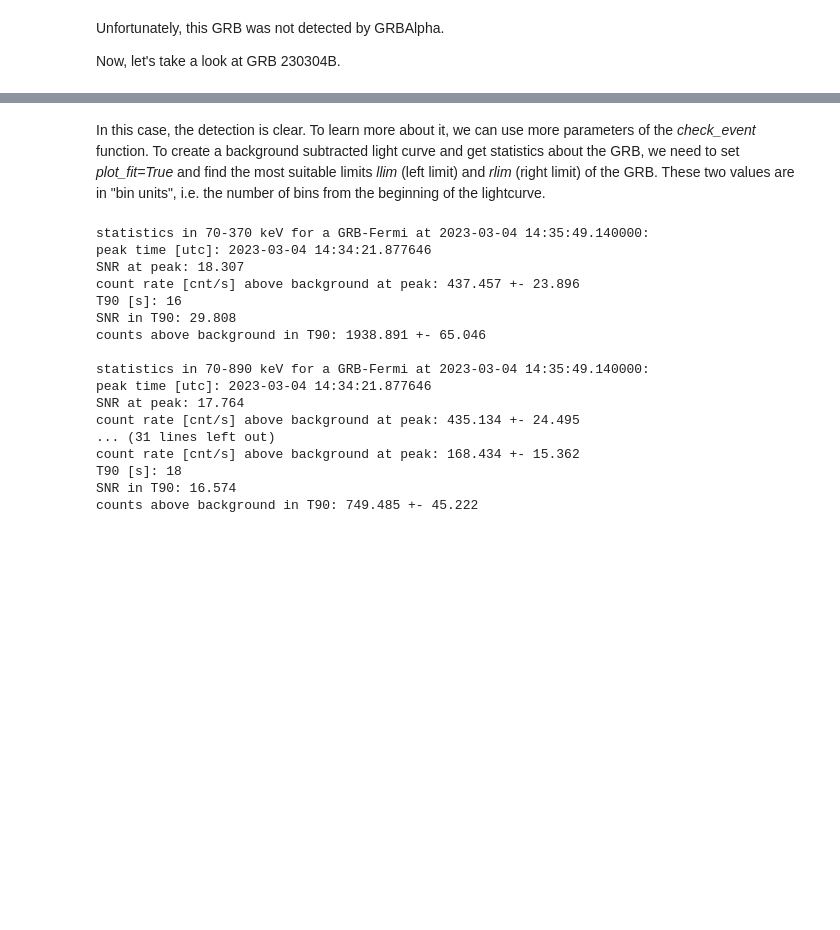
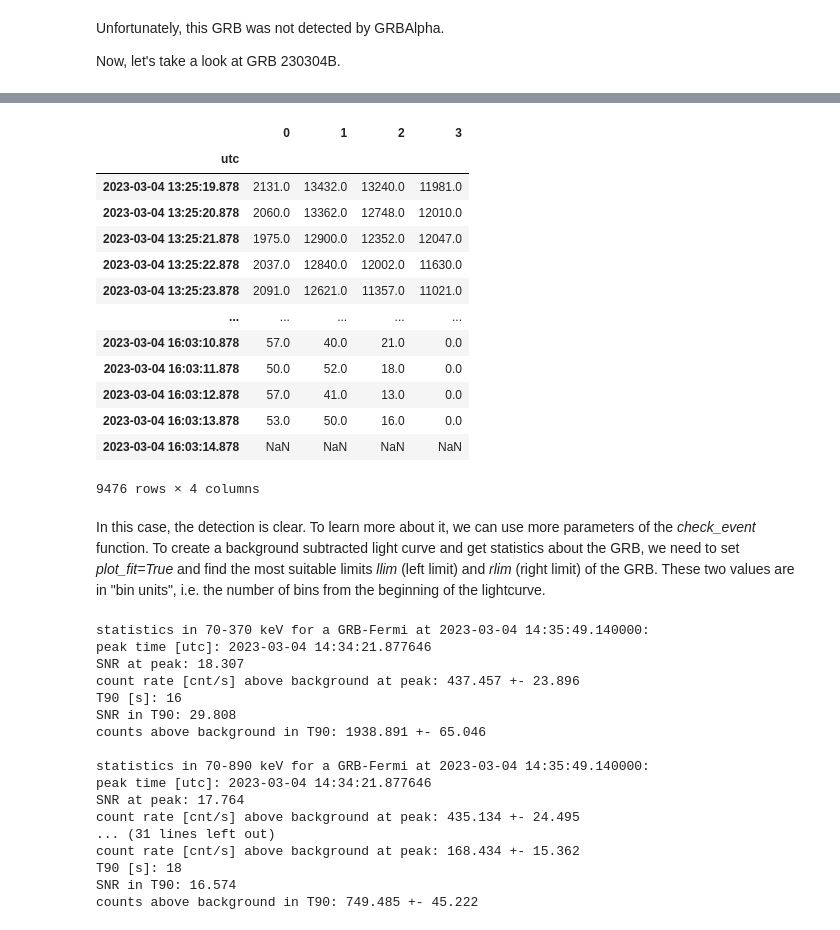
Before and after one commit to mdafcikova/grbalpha-tools, a Jupyter notebook: grbalpha-tools-intro.ipynb, the cells around one changed output, grey strips where cells are left out. Cells and saved outputs as stored; diff of their text form; code cells hidden in the pictures; blank space fills up the shorter version.

```diff
--- a/grbalpha-tools-intro.ipynb
+++ b/grbalpha-tools-intro.ipynb
@@ -81,3 +81,20 @@ obs.check_event(event_time=event_time,
+# %%
+obs.data
+# %% [output]
+|  | 0 | 1 | 2 | 3 |
+| utc |  |  |  |  |
+| 2023-03-04 13:25:19.878 | 2131.0 | 13432.0 | 13240.0 | 11981.0 |
+| 2023-03-04 13:25:20.878 | 2060.0 | 13362.0 | 12748.0 | 12010.0 |
+| 2023-03-04 13:25:21.878 | 1975.0 | 12900.0 | 12352.0 | 12047.0 |
+| 2023-03-04 13:25:22.878 | 2037.0 | 12840.0 | 12002.0 | 11630.0 |
+| 2023-03-04 13:25:23.878 | 2091.0 | 12621.0 | 11357.0 | 11021.0 |
+| ... | ... | ... | ... | ... |
+| 2023-03-04 16:03:10.878 | 57.0 | 40.0 | 21.0 | 0.0 |
+| 2023-03-04 16:03:11.878 | 50.0 | 52.0 | 18.0 | 0.0 |
+| 2023-03-04 16:03:12.878 | 57.0 | 41.0 | 13.0 | 0.0 |
+| 2023-03-04 16:03:13.878 | 53.0 | 50.0 | 16.0 | 0.0 |
+| 2023-03-04 16:03:14.878 | NaN | NaN | NaN | NaN |
+9476 rows × 4 columns
 # %% [markdown]
 In this case, the detection is clear. To learn more about it, we can use more parameters of the *check_event* function. To create a background subtracted light curve and get statistics about the GRB, we need to set *plot_fit=True* and find the most suitable limits *llim* (left limit) and *rlim* (right limit) of the GRB. These two values are in "bin units", i.e. the number of bins from the beginning of the lightcurve.
 # %%
```
Also changed, not shown: parts of 4 cells of this notebook, 2 other files.
